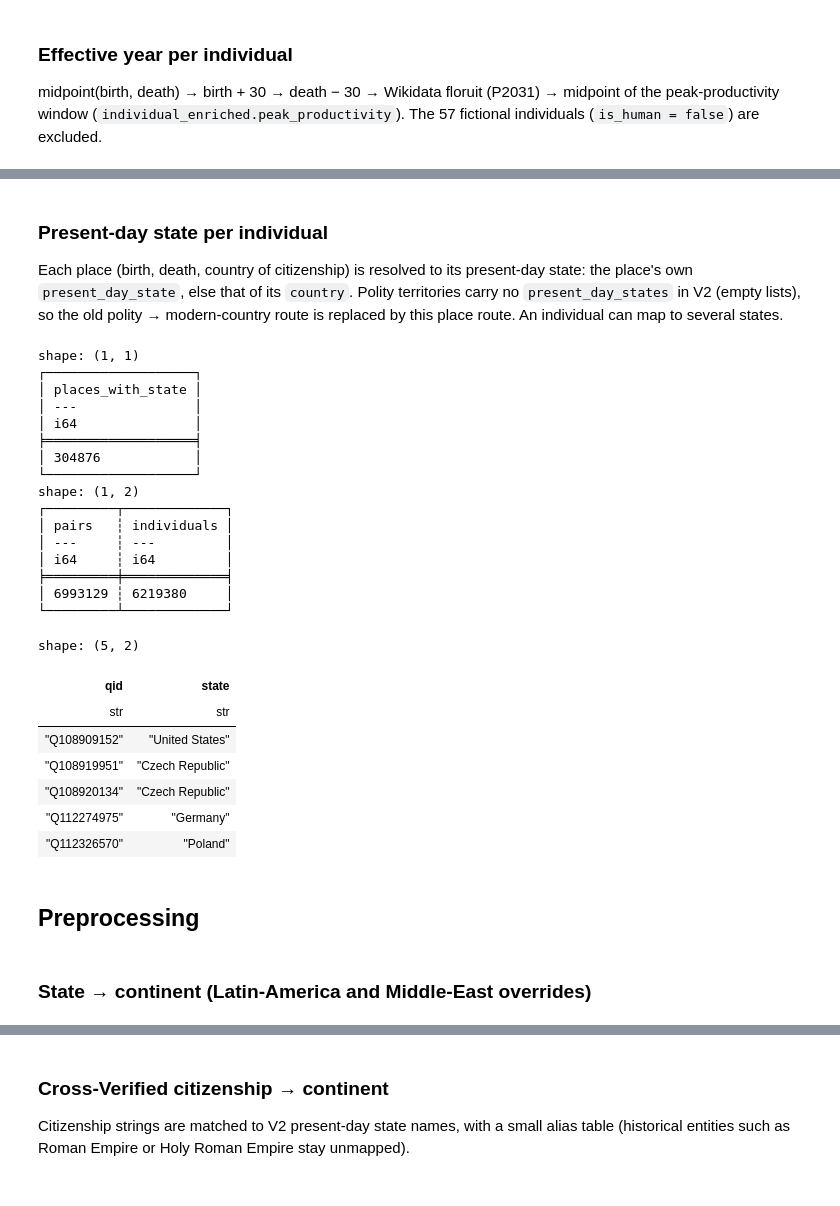
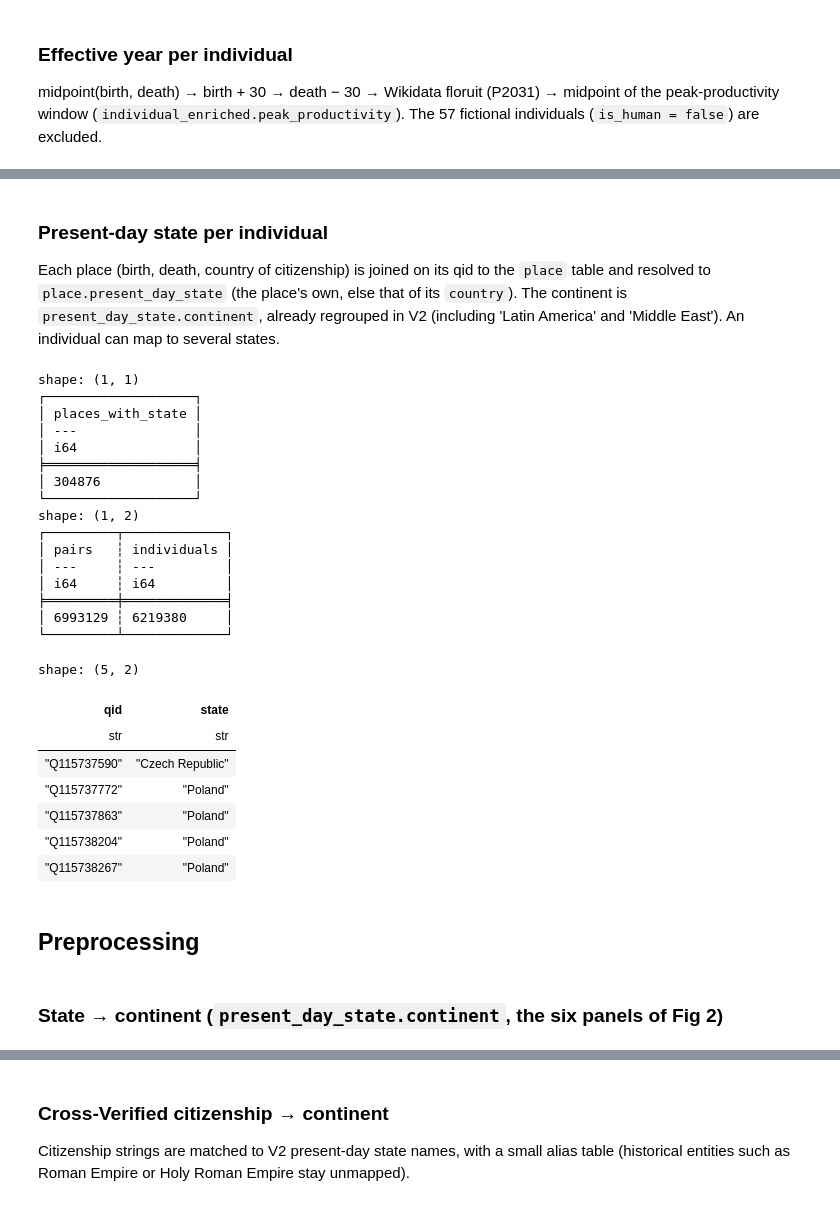
Before and after one commit to charlesdedampierre/cultura_database, a Jupyter notebook: notebooks_new/11_coverage_over_time.ipynb, the cells around one changed output, grey strips where cells are left out. Cells and saved outputs as stored; diff of their text form; code cells hidden in the pictures.

```diff
--- a/notebooks_new/11_coverage_over_time.ipynb
+++ b/notebooks_new/11_coverage_over_time.ipynb
@@ -123,15 +135,18 @@ shape: (5, 2)
 # %% [markdown]
 ### Present-day state per individual
-Each place (birth, death, country of citizenship) is resolved to its present-day state: the place's own `present_day_state`, else that of its `country`. Polity territories carry no `present_day_states` in V2 (empty lists), so the old polity → modern-country route is replaced by this place route. An individual can map to several states.
+Each place (birth, death, country of citizenship) is joined on its qid to the `place` table and resolved to `place.present_day_state` (the place's own, else that of its `country`). The continent is `present_day_state.continent`, already regrouped in V2 (including 'Latin America' and 'Middle East'). An individual can map to several states.
 # %%
 con.sql("""
     CREATE TEMP TABLE place_state AS
-    SELECT p.entity.qid AS place_qid,
-           COALESCE(p.present_day_state.name, c.present_day_state.name) AS state,
-           COALESCE(p.present_day_state.continent, c.present_day_state.continent) AS native_continent
-    FROM place p
-    LEFT JOIN place c ON c.entity.qid = p.country.qid
-    WHERE COALESCE(p.present_day_state.name, c.present_day_state.name) IS NOT NULL
+    WITH resolved AS (
+        SELECT p.entity.qid AS place_qid,
+               CASE WHEN p.present_day_state.name IS NOT NULL THEN p.present_day_state ELSE c.present_day_state END AS s
+        FROM place p
+        LEFT JOIN place c ON c.entity.qid = p.country.qid
+    )
+    SELECT place_qid, s.name AS state, s.continent
+    FROM resolved
+    WHERE s.name IS NOT NULL
 """)
 con.sql("""
     CREATE TEMP TABLE cultura_state AS
@@ -141,40 +156,40 @@ con.sql("""
         UNION ALL
         SELECT entity.qid, place_of_death.entity.qid FROM individual
         UNION ALL
         SELECT qid, c.entity.qid FROM (SELECT entity.qid AS qid, unnest(country_of_citizenship) AS c FROM individual)
     ) x
     JOIN place_state s USING (place_qid)
 """)
 print(con.sql('SELECT count(*) AS places_with_state FROM place_state').pl())
 print(con.sql('SELECT count(*) AS pairs, count(DISTINCT qid) AS individuals FROM cultura_state').pl())
 con.sql('SELECT * FROM cultura_state LIMIT 5').pl()
 # %% [output]
 shape: (1, 1)
 ┌───────────────────┐
 │ places_with_state │
 │ ---               │
 │ i64               │
 ╞═══════════════════╡
 │ 304876            │
 └───────────────────┘
 shape: (1, 2)
 ┌─────────┬─────────────┐
 │ pairs   ┆ individuals │
 │ ---     ┆ ---         │
 │ i64     ┆ i64         │
 ╞═════════╪═════════════╡
 │ 6993129 ┆ 6219380     │
 └─────────┴─────────────┘
 shape: (5, 2)
 | qid | state |
 | str | str |
-| "Q108909152" | "United States" |
-| "Q108919951" | "Czech Republic" |
-| "Q108920134" | "Czech Republic" |
-| "Q112274975" | "Germany" |
-| "Q112326570" | "Poland" |
+| "Q115737590" | "Czech Republic" |
+| "Q115737772" | "Poland" |
+| "Q115737863" | "Poland" |
+| "Q115738204" | "Poland" |
+| "Q115738267" | "Poland" |
 # %% [markdown]
 ## Preprocessing
 # %% [markdown]
-### State → continent (Latin-America and Middle-East overrides)
+### State → continent (`present_day_state.continent`, the six panels of Fig 2)
 # %%
```
Also changed, not shown: parts of 9 cells of this notebook, 11 other files.
